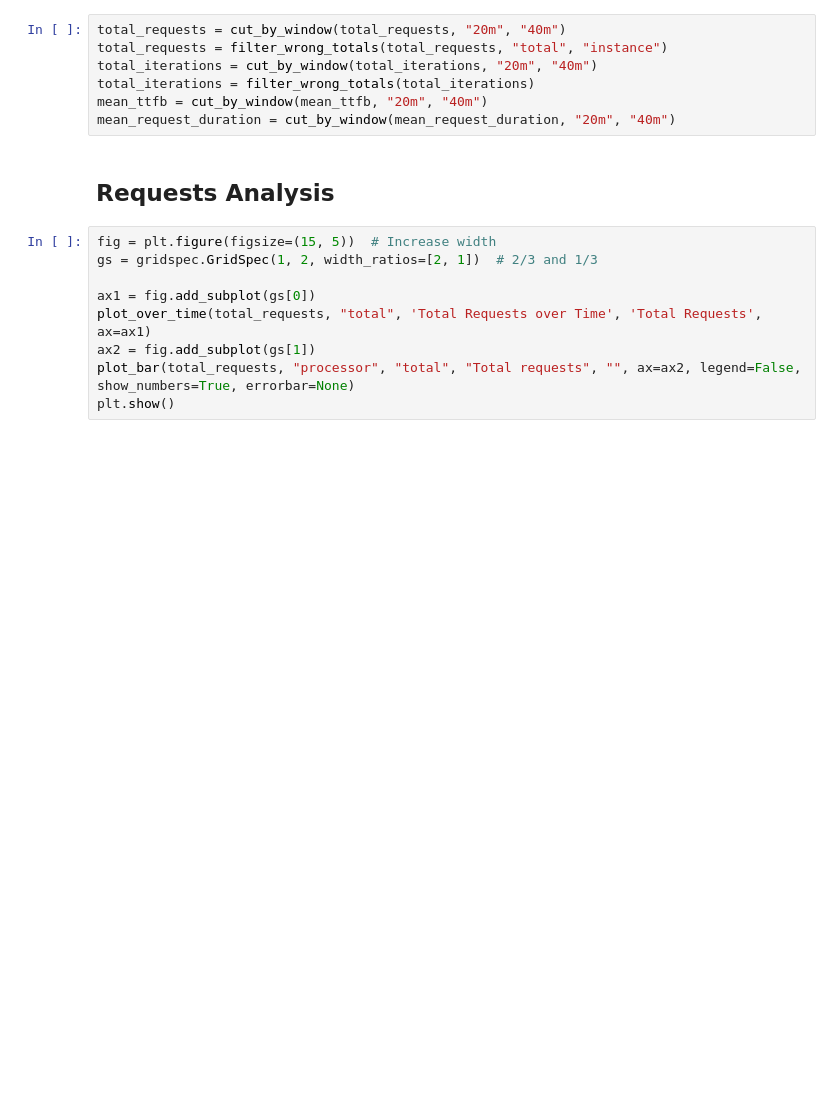
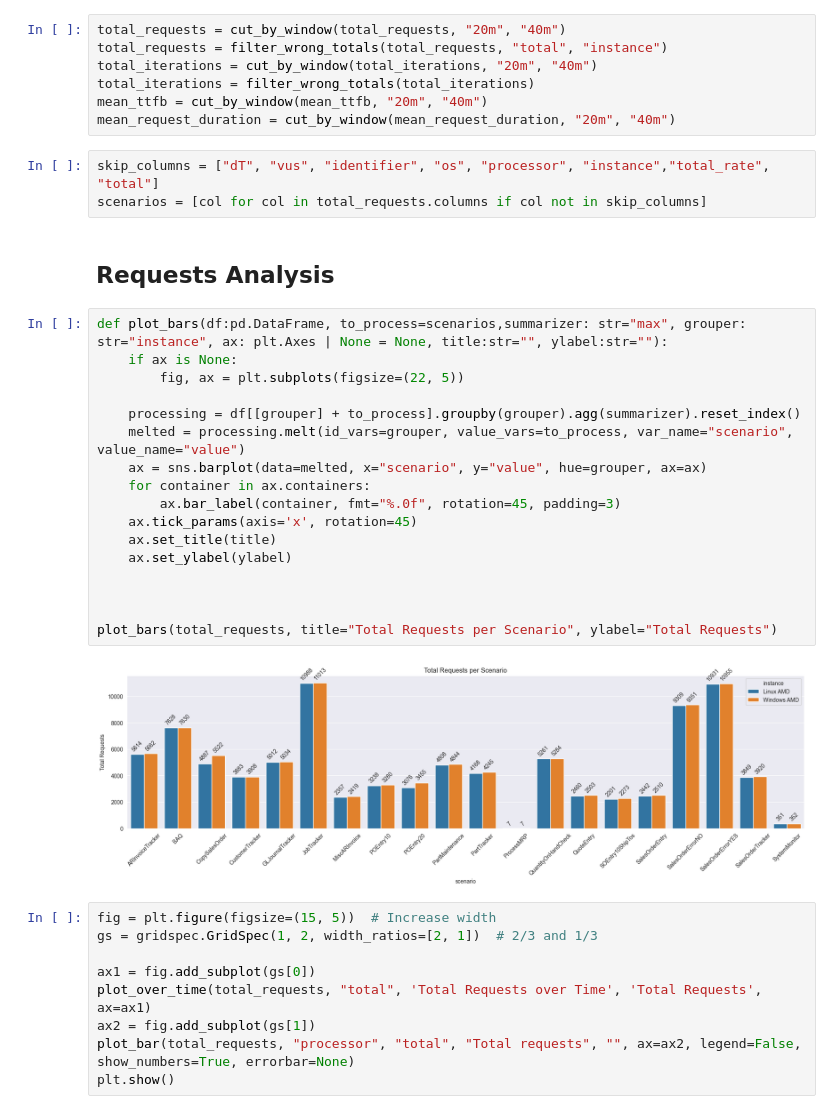
Before and after one commit to epicor-yasuomaidana/metrics-analysis, a Jupyter notebook: Quick Comparison.ipynb, the cells around one changed output. Saved outputs shown, nothing was run; the diff lists cells and outputs as text; blank space fills up the shorter version.

```diff
--- a/Quick Comparison.ipynb
+++ b/Quick Comparison.ipynb
@@ -240,8 +247,30 @@ total_iterations = cut_by_window(total_iterations, "20m", "40m")
 total_iterations = filter_wrong_totals(total_iterations)
 mean_ttfb = cut_by_window(mean_ttfb, "20m", "40m")
 mean_request_duration = cut_by_window(mean_request_duration, "20m", "40m")
+# %%
+skip_columns = ["dT", "vus", "identifier", "os", "processor", "instance","total_rate", "total"]
+scenarios = [col for col in total_requests.columns if col not in skip_columns]
 # %% [markdown]
 ## Requests Analysis
+# %%
+def plot_bars(df:pd.DataFrame, to_process=scenarios,summarizer: str="max", grouper: str="instance", ax: plt.Axes | None = None, title:str="", ylabel:str=""):
+    if ax is None:
+        fig, ax = plt.subplots(figsize=(22, 5))
+
+    processing = df[[grouper] + to_process].groupby(grouper).agg(summarizer).reset_index()
+    melted = processing.melt(id_vars=grouper, value_vars=to_process, var_name="scenario", value_name="value")
+    ax = sns.barplot(data=melted, x="scenario", y="value", hue=grouper, ax=ax)
+    for container in ax.containers:
+        ax.bar_label(container, fmt="%.0f", rotation=45, padding=3)
+    ax.tick_params(axis='x', rotation=45)
+    ax.set_title(title)
+    ax.set_ylabel(ylabel)
+
+
+
+plot_bars(total_requests, title="Total Requests per Scenario", ylabel="Total Requests")
+# %% [output]
+[figure, added]
 # %%
 fig = plt.figure(figsize=(15, 5))  # Increase width
 gs = gridspec.GridSpec(1, 2, width_ratios=[2, 1])  # 2/3 and 1/3
```
Also changed, not shown: parts of 9 cells of this notebook.
